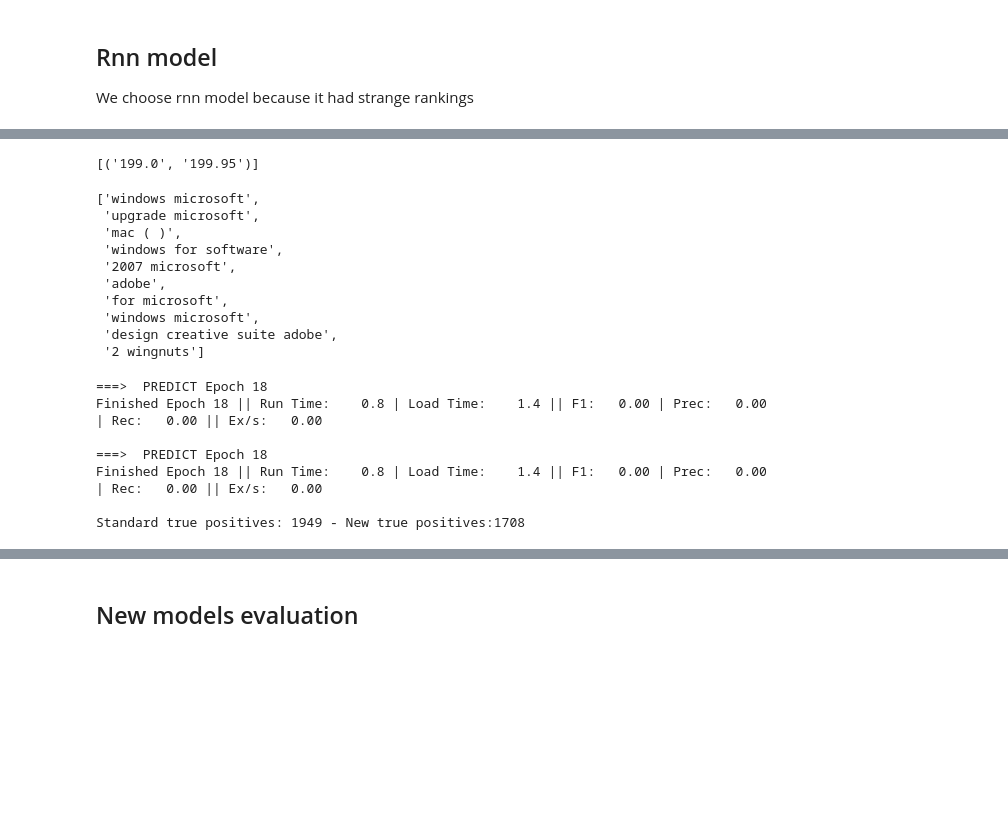
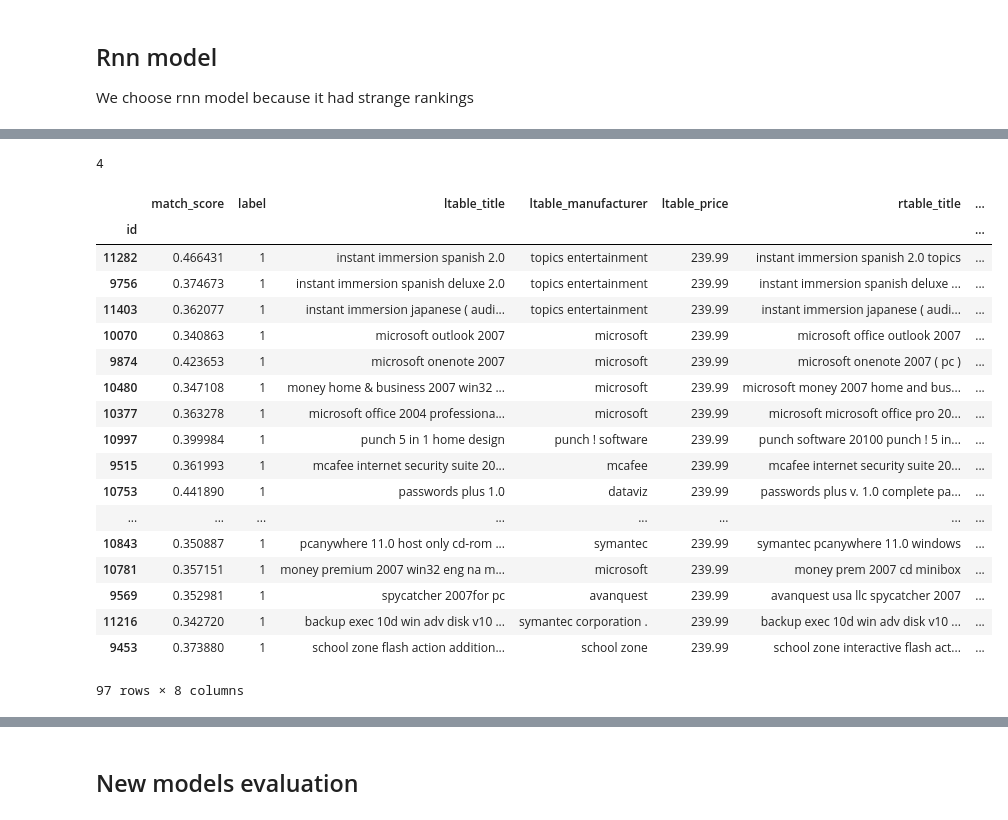
Before and after one commit to vincenzomartello/deepmatcher-experiments, a Jupyter notebook: notebooks/Amazon-Google/analyze_Explanations.ipynb, the cells around one changed output, grey strips where cells are left out. Drawn from its saved outputs; the diff is of its cells as text; code cells hidden in the pictures; blank space fills up the shorter version.

```diff
--- a/notebooks/Amazon-Google/analyze_Explanations.ipynb
+++ b/notebooks/Amazon-Google/analyze_Explanations.ipynb
@@ -22,7 +22,7 @@ negatives = pd.read_csv('../../Structured/Amazon-Google/negatives.csv')
 # %%
 critical_pos_rnn = {}
 for att in attributes:
-    critical_values = generateExplanations(testpos_nn_rnn,10,0.1,negatives,
-                                           att,rnn_model,'../../Structured/Amazon-Google/positives.csv',1)
+    critical_values = generateExplanations(testpos_nn_rnn,negatives,att,rnn_model,
+                                           5,0.03,'../../Structured/Amazon-Google/test_positives.csv',1)
     critical_pos_rnn[att] = critical_values
 # %% [output]
@@ -49,7 +55,7 @@ positives = pd.read_csv('../../Structured/Amazon-Google/positives.csv')
 # %%
 critical_neg_rnn = {}
 for att in attributes:
-    critical_values = generateExplanations(testneg_nn_rnn,10,0.1,positives,
-                                           att,rnn_model,'../../Structured/Amazon-Google/negatives.csv',0)
-    critical_pos_rnn[att] = critical_values
+    critical_values = generateExplanations(testneg_nn_rnn,positives,att,rnn_model,
+                                           5,0.03,'../../Structured/Amazon-Google/test_negatives.csv',0)
+    critical_neg_rnn[att] = critical_values
 # %% [output]
@@ -73,4 +85,26 @@ Finished Epoch 18 || Run Time:    4.0 | Load Time:    6.8 || F1:   0.00 | Prec:
+# %%
+len(critical_neg_rnn['price'])
+# %% [output]
+4
 # %%
-critical_pos_rnn['price']
+critical_pos_rnn['price'][0]
 # %% [output]
+|  | match_score | label | ltable_title | ltable_manufacturer | ltable_price | rtable_title | ... |
+| id |  |  |  |  |  |  | ... |
+| 11282 | 0.466431 | 1 | instant immersion spanish 2.0 | topics entertainment | 239.99 | instant immersion spanish 2.0 topics | ... |
+| 9756 | 0.374673 | 1 | instant immersion spanish deluxe 2.0 | topics entertainment | 239.99 | instant immersion spanish deluxe ... | ... |
+| 11403 | 0.362077 | 1 | instant immersion japanese ( audi... | topics entertainment | 239.99 | instant immersion japanese ( audi... | ... |
+| 10070 | 0.340863 | 1 | microsoft outlook 2007 | microsoft | 239.99 | microsoft office outlook 2007 | ... |
+| 9874 | 0.423653 | 1 | microsoft onenote 2007 | microsoft | 239.99 | microsoft onenote 2007 ( pc ) | ... |
+| 10480 | 0.347108 | 1 | money home & business 2007 win32 ... | microsoft | 239.99 | microsoft money 2007 home and bus... | ... |
+| 10377 | 0.363278 | 1 | microsoft office 2004 professiona... | microsoft | 239.99 | microsoft microsoft office pro 20... | ... |
+| 10997 | 0.399984 | 1 | punch 5 in 1 home design | punch ! software | 239.99 | punch software 20100 punch ! 5 in... | ... |
+| 9515 | 0.361993 | 1 | mcafee internet security suite 20... | mcafee | 239.99 | mcafee internet security suite 20... | ... |
+| 10753 | 0.441890 | 1 | passwords plus 1.0 | dataviz | 239.99 | passwords plus v. 1.0 complete pa... | ... |
+| ... | ... | ... | ... | ... | ... | ... | ... |
+| 10843 | 0.350887 | 1 | pcanywhere 11.0 host only cd-rom ... | symantec | 239.99 | symantec pcanywhere 11.0 windows | ... |
+| 10781 | 0.357151 | 1 | money premium 2007 win32 eng na m... | microsoft | 239.99 | money prem 2007 cd minibox | ... |
+| 9569 | 0.352981 | 1 | spycatcher 2007for pc | avanquest | 239.99 | avanquest usa llc spycatcher 2007 | ... |
+| 11216 | 0.342720 | 1 | backup exec 10d win adv disk v10 ... | symantec corporation . | 239.99 | backup exec 10d win adv disk v10 ... | ... |
+| 9453 | 0.373880 | 1 | school zone flash action addition... | school zone | 239.99 | school zone interactive flash act... | ... |
-[('199.0', '199.95')]
+97 rows × 8 columns
@@ -86,13 +110,0 @@ for s_couple in critical_pos_rnn['title']:
-# %%
-common_tokens_title
-# %% [output]
-['windows microsoft',
- 'upgrade microsoft',
- 'mac ( )',
- 'windows for software',
- '2007 microsoft',
- 'adobe',
- 'for microsoft',
- 'windows microsoft',
- 'design creative suite adobe',
- '2 wingnuts']
@@ -124,10 +110,0 @@ def testBias(model,testset_path,attribute,true_label,new_tokens):
-# %%
-fake_positives = testBias(rnn_model,'../../Structured/Amazon-Google/test_negatives.csv','price',0,('320.0', '320.0'))
-# %% [output]
-===>  PREDICT Epoch 18
-Finished Epoch 18 || Run Time:    0.8 | Load Time:    1.4 || F1:   0.00 | Prec:   0.00 | Rec:   0.00 || Ex/s:   0.00
-
-===>  PREDICT Epoch 18
-Finished Epoch 18 || Run Time:    0.8 | Load Time:    1.4 || F1:   0.00 | Prec:   0.00 | Rec:   0.00 || Ex/s:   0.00
-
-Standard true positives: 1949 - New true positives:1708
```
Also changed, not shown: parts of 47 cells of this notebook, 39 other files.
